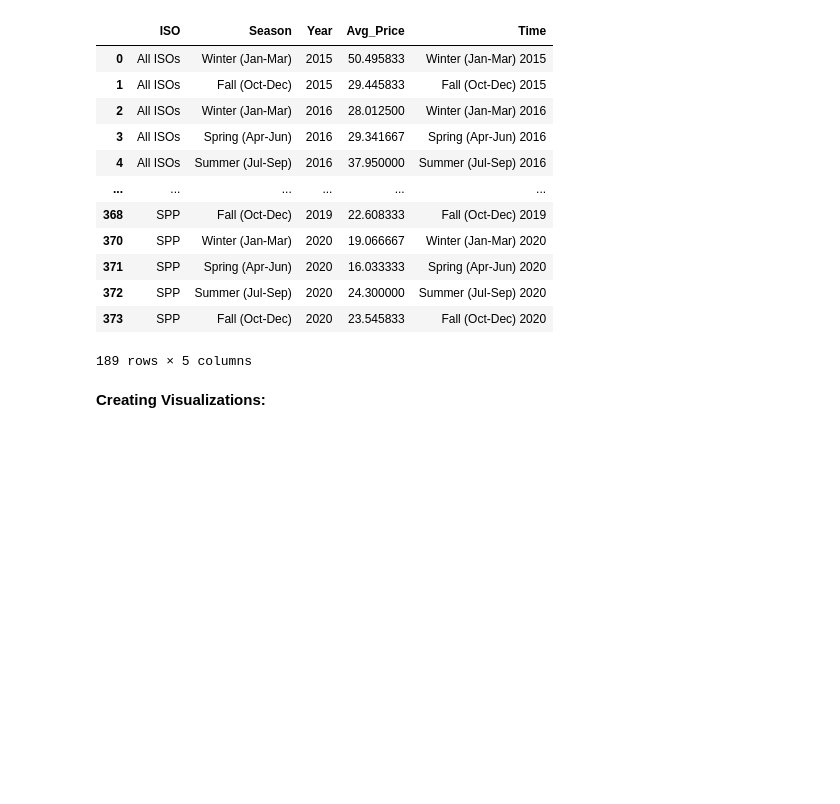
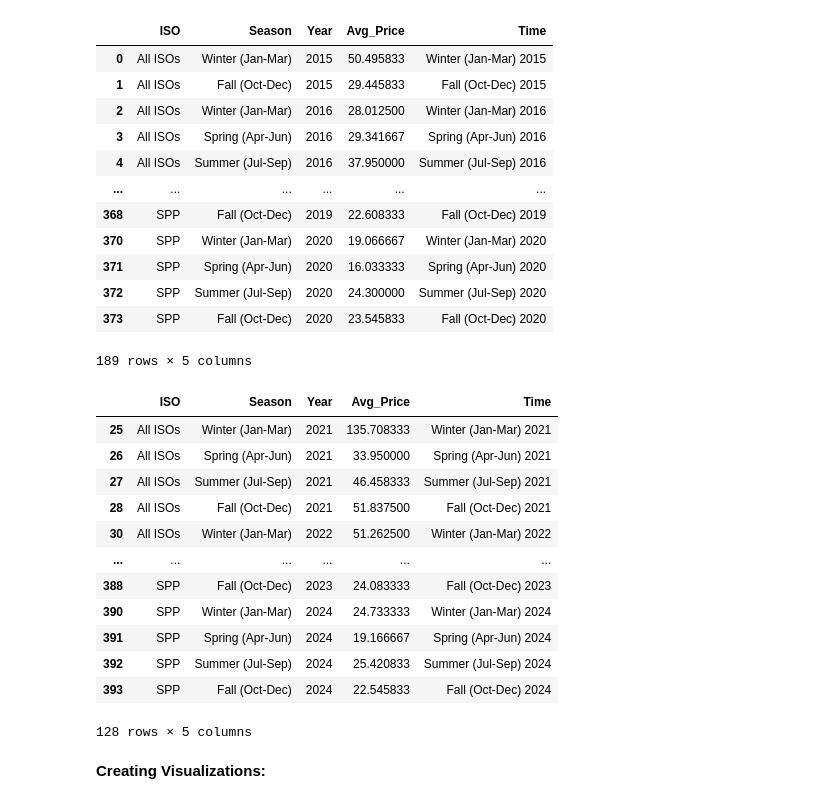
Before and after one commit to ellenwang995/final_project, a Jupyter notebook: PythonFinalAssignment_Draft.ipynb, the cells around one changed output. Drawn from its saved outputs; the diff is of its cells as text; code cells hidden in the pictures; blank space fills up the shorter version.

```diff
--- a/PythonFinalAssignment_Draft.ipynb
+++ b/PythonFinalAssignment_Draft.ipynb
@@ -438,6 +436,23 @@ isoprice_2020
 | 372 | SPP | Summer (Jul-Sep) | 2020 | 24.300000 | Summer (Jul-Sep) 2020 |
 | 373 | SPP | Fall (Oct-Dec) | 2020 | 23.545833 | Fall (Oct-Dec) 2020 |
 189 rows × 5 columns
+# %%
+isoprice_2021 = season_avg[season_avg['Year'] > 2020]
+isoprice_2021
+# %% [output]
+|  | ISO | Season | Year | Avg_Price | Time |
+| 25 | All ISOs | Winter (Jan-Mar) | 2021 | 135.708333 | Winter (Jan-Mar) 2021 |
+| 26 | All ISOs | Spring (Apr-Jun) | 2021 | 33.950000 | Spring (Apr-Jun) 2021 |
+| 27 | All ISOs | Summer (Jul-Sep) | 2021 | 46.458333 | Summer (Jul-Sep) 2021 |
+| 28 | All ISOs | Fall (Oct-Dec) | 2021 | 51.837500 | Fall (Oct-Dec) 2021 |
+| 30 | All ISOs | Winter (Jan-Mar) | 2022 | 51.262500 | Winter (Jan-Mar) 2022 |
+| ... | ... | ... | ... | ... | ... |
+| 388 | SPP | Fall (Oct-Dec) | 2023 | 24.083333 | Fall (Oct-Dec) 2023 |
+| 390 | SPP | Winter (Jan-Mar) | 2024 | 24.733333 | Winter (Jan-Mar) 2024 |
+| 391 | SPP | Spring (Apr-Jun) | 2024 | 19.166667 | Spring (Apr-Jun) 2024 |
+| 392 | SPP | Summer (Jul-Sep) | 2024 | 25.420833 | Summer (Jul-Sep) 2024 |
+| 393 | SPP | Fall (Oct-Dec) | 2024 | 22.545833 | Fall (Oct-Dec) 2024 |
+128 rows × 5 columns
 # %% [markdown]
 **Creating Visualizations:**
 # %%
```
Also changed, not shown: parts of 11 cells of this notebook.
